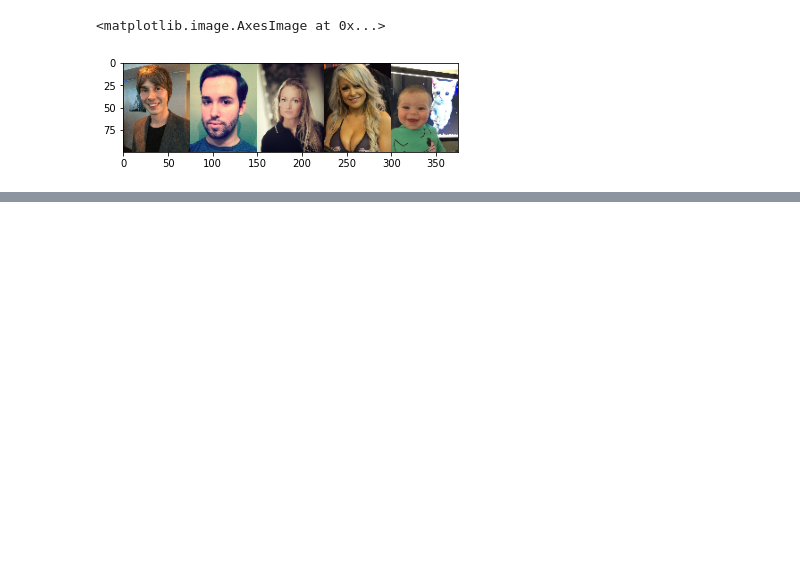
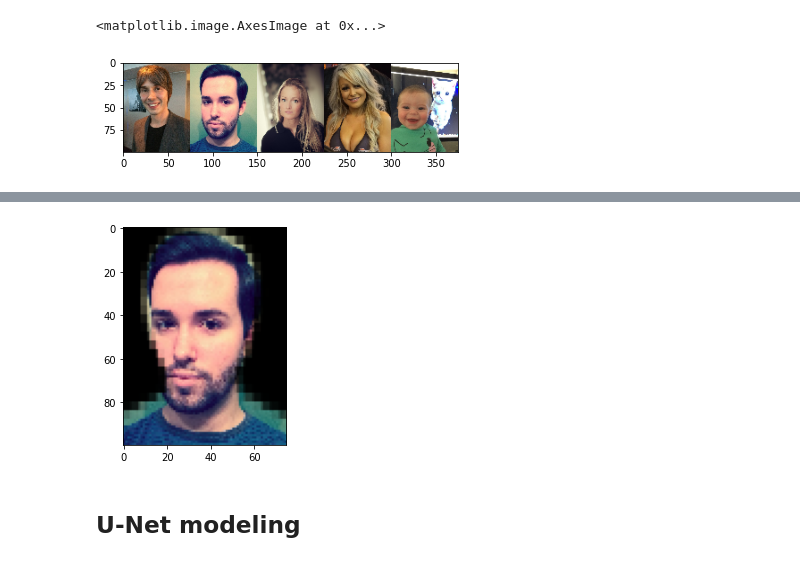
Before and after one commit to Vaycold/Python_DL, a Jupyter notebook: Image_Transformation/AutoEncoder를 활용한 이미지 분할.ipynb, the cells around one changed output, grey strips where cells are left out. Drawn from its saved outputs; the diff is of its cells as text; code cells hidden in the pictures; blank space fills up the shorter version.

Commit message:
U-net modeling

```diff
--- a/Image_Transformation/AutoEncoder를 활용한 이미지 분할.ipynb
+++ b/Image_Transformation/AutoEncoder를 활용한 이미지 분할.ipynb
@@ -392,0 +391,9 @@ plt.imshow(t2)
+# %%
+plt.imshow(
+    five[1] * test_images[1]
+)
+plt.show()
+# %% [output]
+[figure, added]
+# %% [markdown]
+## U-Net modeling
```
Also changed, not shown: parts of 21 cells of this notebook.
